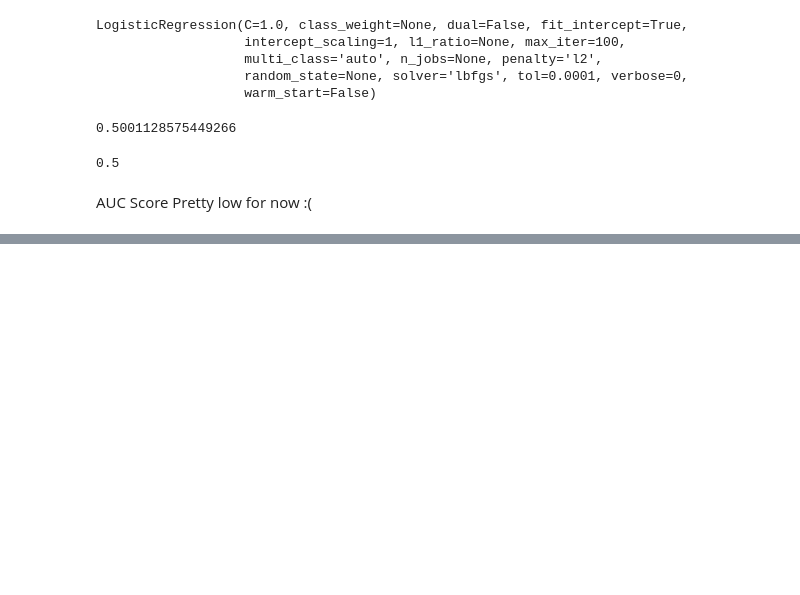
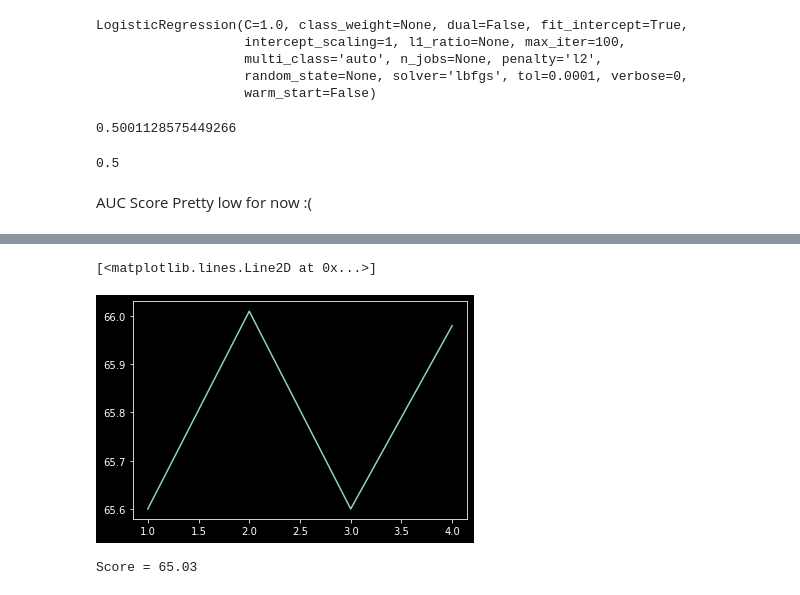
Before and after one commit to vinaykumar7686/Hiring_Agents, a Jupyter notebook: Hiring_Agents.ipynb, the cells around one changed output, grey strips where cells are left out. Cells and saved outputs as stored; diff of their text form; code cells hidden in the pictures; blank space fills up the shorter version.

```diff
--- a/Hiring_Agents.ipynb
+++ b/Hiring_Agents.ipynb
@@ -344,0 +376,28 @@ AUC Score Pretty low for now    :(
+# %%
+# Altering hyper-parameters
+ran = range(1,5)
+scores=[]
+for i in ran:
+    rfc = RandomForestClassifier(max_depth = 7, min_samples_leaf = i)
+    # Training Model
+    rfc.fit(trainx, trainy)
+    # Finding Score
+    sc=rfc.score(testx, testy)
+    scores.append((sc*100).round(2))
+import matplotlib.pyplot as plt
+plt.plot (ran ,scores)
+# %% [output]
+[<matplotlib.lines.Line2D at 0x...>]
+[figure, added]
+# %%
+# Hyper-Parameters= max_depth = 7, min_samples_leaf = 2
+# Final Model
+rfc = RandomForestClassifier(max_depth = 7, min_samples_leaf = 2)
+# Training Model
+rfc.fit(trainx, trainy)
+# Finding Score
+sc=rfc.score(testx, testy)
+# Printing score
+print(f'Score = {(score*100).round(2)}')
+# %% [output]
+Score = 65.03
```
Also changed, not shown: parts of 6 cells of this notebook.
